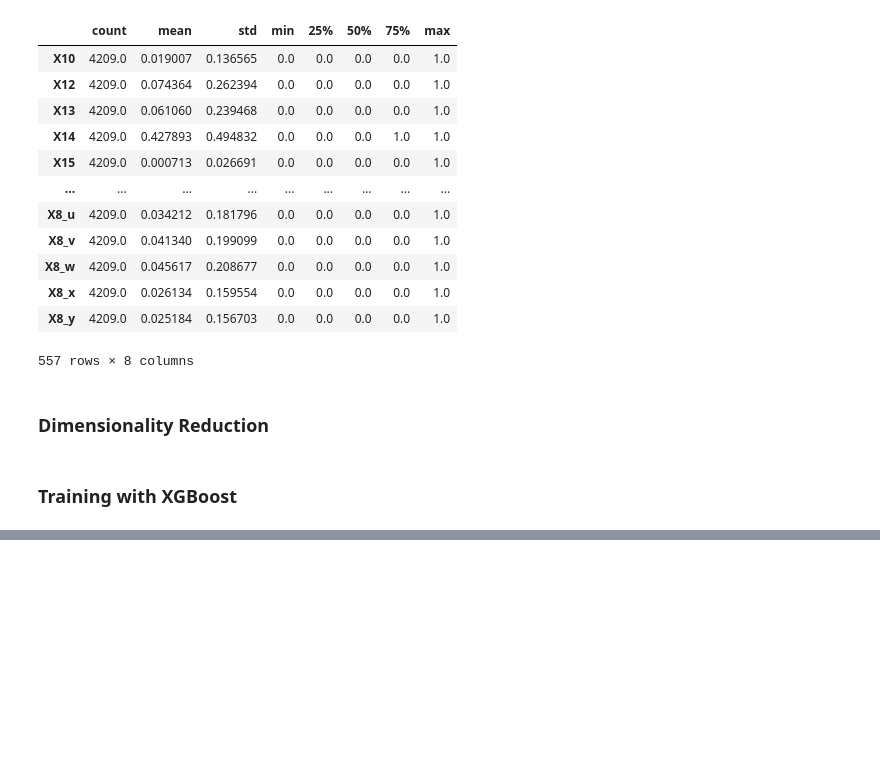
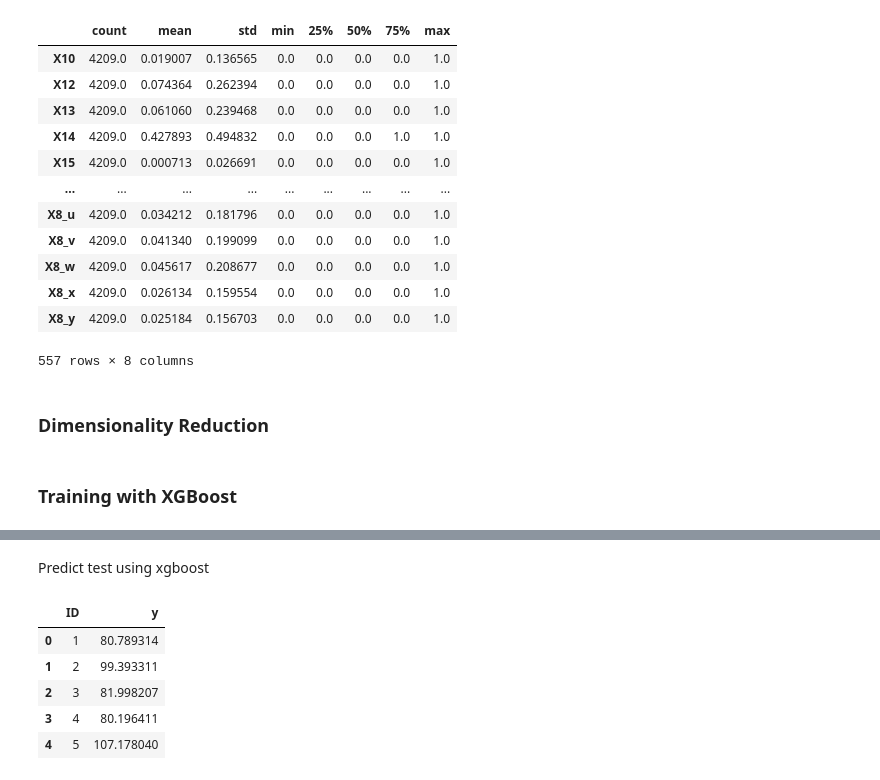
Before and after one commit to lukeNonyane1/Simplilearn, a Jupyter notebook: MachineLearning/assessment/MBGreenerManufacturing.ipynb, the cells around one changed output, grey strips where cells are left out. Cells and saved outputs as stored; diff of their text form; code cells hidden in the pictures; blank space fills up the shorter version.

```diff
--- a/MachineLearning/assessment/MBGreenerManufacturing.ipynb
+++ b/MachineLearning/assessment/MBGreenerManufacturing.ipynb
@@ -87,6 +87,7 @@ Separate train dataset to train_x and train_y
 # %%
 train_x = train_df.drop(columns=['y', 'ID'])
 y = train_df['y']
+id_test = test_df['ID']
 
 test_x = test_df.drop(['ID'], axis=1)
 
@@ -218,3 +219,14 @@ train_x, val_x, train_y, val_y = train_test_split(pca2_train, y, test_size=0.2,
 d_train = xgb.DMatrix(train_x, label=train_y)
 d_val = xgb.DMatrix(val_x, label=val_y)
 d_test = xgb.DMatrix(pca2_test)
+# %%
+params = {}
+params['objective'] = 'reg:linear'
+params['eta'] = 0.02
+params['max_depth'] = 4
+
+def xgb_r2_score(preds, dtrain):
+  labels = dtrain.get_label()
+  return 'r2', r2_score(labels, preds)
+watchlist = [(d_train, 'train'), (d_val, 'valid')]
+clf = xgb.train(params, d_train, 1000, watchlist, early_stopping_rounds=50, feval=xgb_r2_score, maximize=True, verbose_eval=10)
@@ -220,0 +251,16 @@ d_test = xgb.DMatrix(pca2_test)
+# %% [markdown]
+Predict test using xgboost
+# %%
+p_test = clf.predict(d_test)
+# %%
+sub = pd.DataFrame()
+sub['ID'] = id_test
+sub['y'] = p_test
+sub.head()
+# %% [output]
+|  | ID | y |
+| 0 | 1 | 80.789314 |
+| 1 | 2 | 99.393311 |
+| 2 | 3 | 81.998207 |
+| 3 | 4 | 80.196411 |
+| 4 | 5 | 107.178040 |
```
Also changed, not shown: parts of 1 cell of this notebook.
